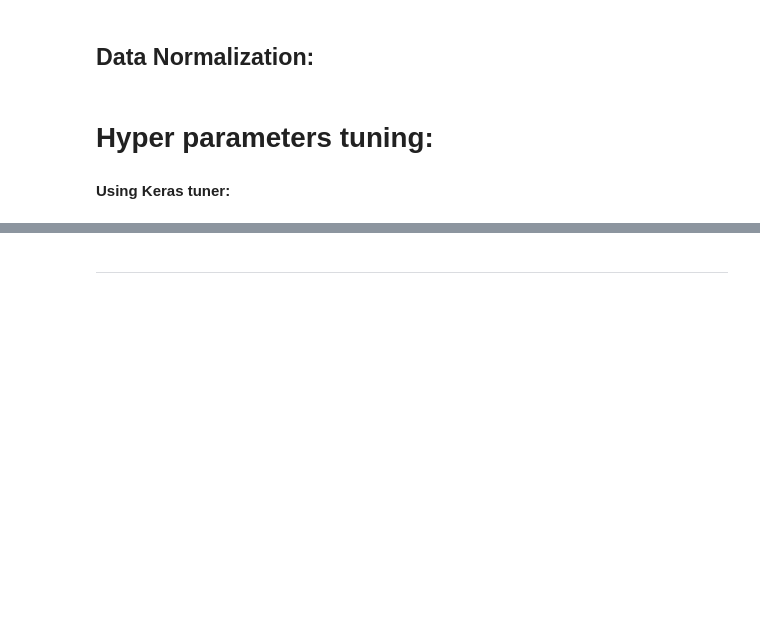
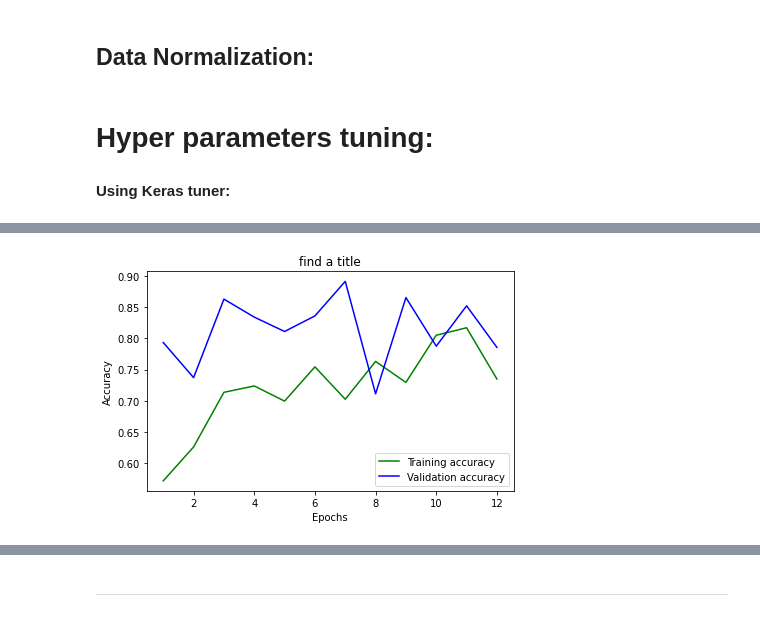
Before and after one commit to chungthuang/DeepLearning, a Jupyter notebook: Tuning.ipynb, the cells around one changed output, grey strips where cells are left out. Saved outputs shown, nothing was run; the diff lists cells and outputs as text; code cells hidden in the pictures; blank space fills up the shorter version.

```diff
--- a/Tuning.ipynb
+++ b/Tuning.ipynb
@@ -500,0 +834,4 @@ resultsDF
+# %%
+visualize_accuracy(history, "find a title")
+# %% [output]
+[figure, added]
```
Also changed, not shown: parts of 99 cells of this notebook.
